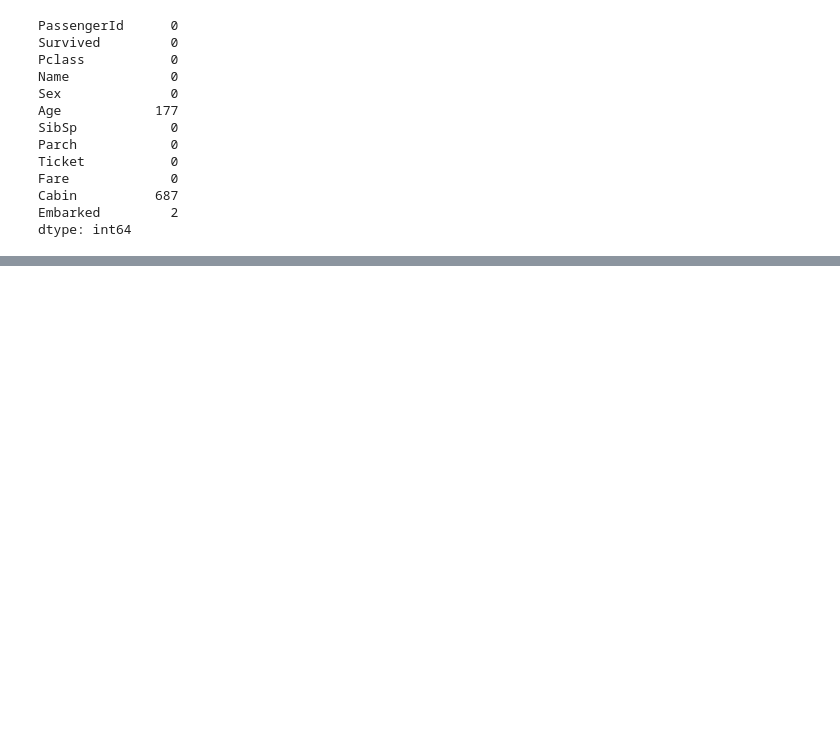
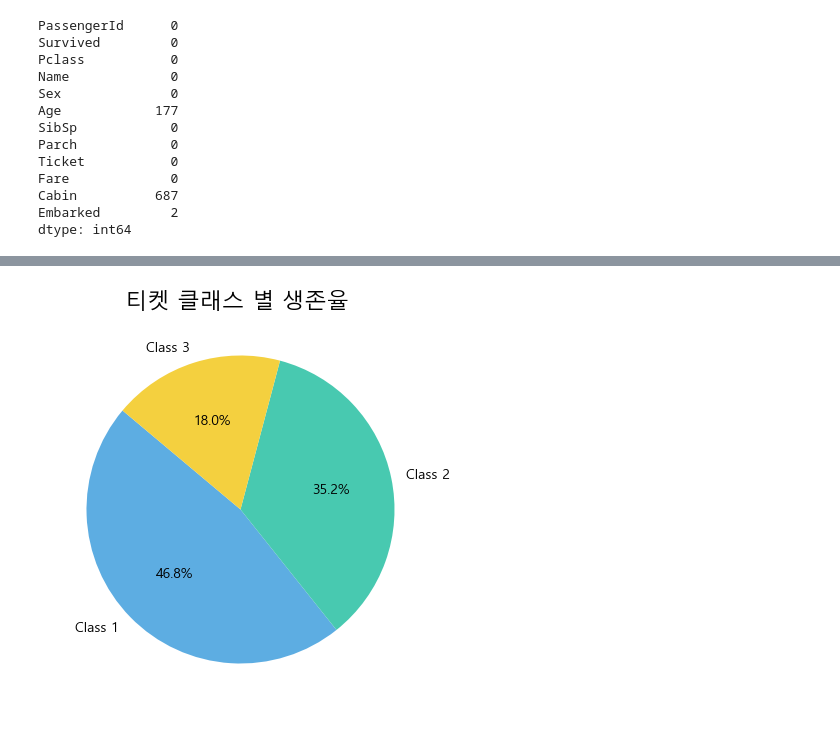
Before and after one commit to taelyne/titanic, a Jupyter notebook: titanic_3.ipynb, the cells around one changed output, grey strips where cells are left out. Saved outputs shown, nothing was run; the diff lists cells and outputs as text; code cells hidden in the pictures; blank space fills up the shorter version.

Commit message:
titanic_3 수정

```diff
--- a/titanic_3.ipynb
+++ b/titanic_3.ipynb
@@ -7,3 +17,3 @@ import matplotlib.pyplot as plt
 # %%
-titanic = pd.read_csv('D:/thr_data/data/train.csv')
+train = pd.read_csv('D:/thr_data/data/train.csv')
 # %%
@@ -74,0 +51,6 @@ print('\n변환 후: \n',dummies.head())
+# %%
+# Cabin 결측치 제거
+train.drop(["Cabin"],axis=1,inplace=True)
+# %%
+# Embarked 결측치 처리
+train["Embarked"]=train["Embarked"].fillna('S')
@@ -74,0 +72,19 @@ print('\n변환 후: \n',dummies.head())
+# %%
+# 1. 티켓 클래스 별 생존율
+pc = train[['Pclass','Survived']].groupby('Pclass').mean()
+# %%
+# 원형 그래프 그리기
+fig, ax = plt.subplots(figsize=(5, 5))
+ax.pie(pc['Survived'],
+       labels=[f'Class {i}' for i in pc.index],  # 레이블 설정
+       autopct='%1.1f%%',                        # 퍼센트 표시 형식
+       startangle=140,                           # 시작 각도
+       colors=['#5DADE2', '#48C9B0', '#F4D03F']) # 색상 지정
+
+# 그래프 제목 설정
+ax.set_title('티켓 클래스 별 생존율 ', fontsize=16)
+
+# 그래프 보이기
+plt.show()
+# %% [output]
+[figure, added]
```
Also changed, not shown: parts of 21 cells of this notebook.
